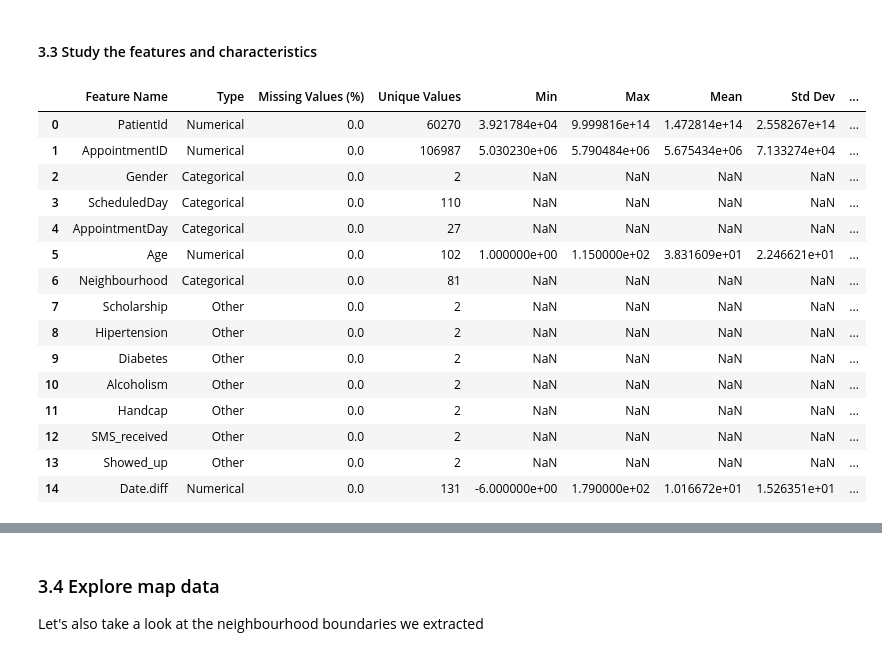
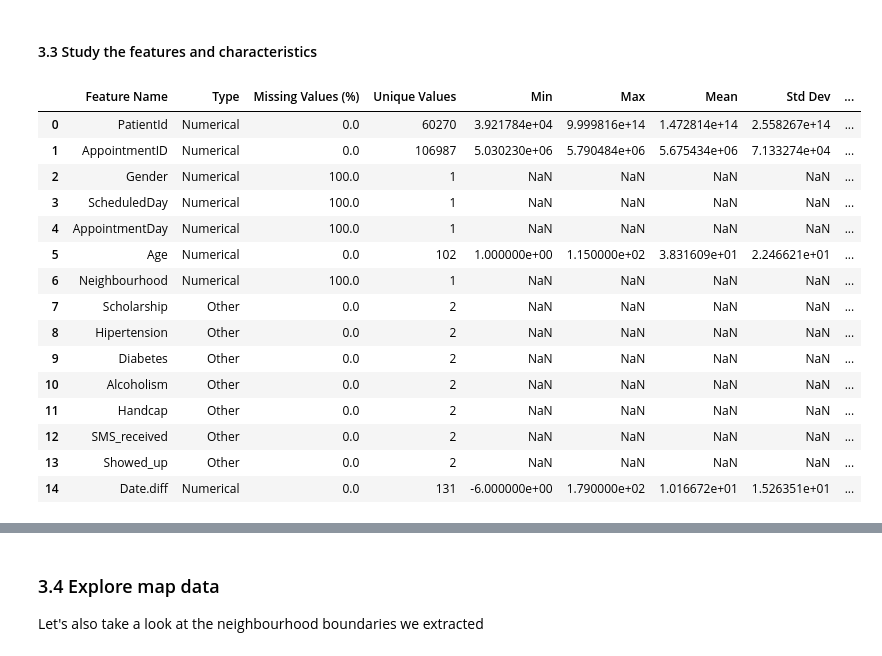
Before and after one commit to dragoselul/MAL1, a Jupyter notebook: Assignment-7/Copy_of_7_Final_Assignment.ipynb, the cells around one changed output, grey strips where cells are left out. Drawn from its saved outputs; the diff is of its cells as text; code cells hidden in the pictures.

```diff
--- a/Assignment-7/Copy_of_7_Final_Assignment.ipynb
+++ b/Assignment-7/Copy_of_7_Final_Assignment.ipynb
@@ -161,6 +161,10 @@ with open('google_collab/vitoria_neighbourhoods_geodata.json', 'r', encoding='ut
 # %% [markdown]
 #### 3.3 Study the features and characteristics
 # %%
+# Remove '-' from dataset:
+df_appointments_cleaned = df_appointments.replace('-', 0).apply(pd.to_numeric, errors='coerce')
+df_neighbourhoods_cleaned = df_neighbourhoods.replace('-', 0).apply(pd.to_numeric, errors='coerce')
+
 def study_features(df):
     feature_summary = []
     for column in df.columns:
@@ -183,40 +187,40 @@ def study_features(df):
         }
 
         # Add numeric details if applicable
         if feature_type == "Numerical":
             feature_info.update({
                 "Min": df[column].min(),
                 "Max": df[column].max(),
                 "Mean": df[column].mean(),
                 "Std Dev": df[column].std(),
             })
 
             # Check for outliers using IQR
             q1 = df[column].quantile(0.25)
             q3 = df[column].quantile(0.75)
             iqr = q3 - q1
             outliers = df[(df[column] < (q1 - 1.5 * iqr)) | (df[column] > (q3 + 1.5 * iqr))]
             feature_info["Outliers (Count)"] = len(outliers)
 
         feature_summary.append(feature_info)
 
     return pd.DataFrame(feature_summary)
 
 # Analyze the datasets
-healthcare_feature_summary = study_features(df_appointments)
+healthcare_feature_summary = study_features(df_appointments_cleaned)
 display(healthcare_feature_summary)
 
-neighbourhoods_feature_summary = study_features(df_neighbourhoods)
+neighbourhoods_feature_summary = study_features(df_neighbourhoods_cleaned)
 display(neighbourhoods_feature_summary)
 # %% [output]
 |  | Feature Name | Type | Missing Values (%) | Unique Values | Min | Max | Mean | Std Dev | ... |
 | 0 | PatientId | Numerical | 0.0 | 60270 | 3.921784e+04 | 9.999816e+14 | 1.472814e+14 | 2.558267e+14 | ... |
 | 1 | AppointmentID | Numerical | 0.0 | 106987 | 5.030230e+06 | 5.790484e+06 | 5.675434e+06 | 7.133274e+04 | ... |
-| 2 | Gender | Categorical | 0.0 | 2 | NaN | NaN | NaN | NaN | ... |
-| 3 | ScheduledDay | Categorical | 0.0 | 110 | NaN | NaN | NaN | NaN | ... |
-| 4 | AppointmentDay | Categorical | 0.0 | 27 | NaN | NaN | NaN | NaN | ... |
+| 2 | Gender | Numerical | 100.0 | 1 | NaN | NaN | NaN | NaN | ... |
+| 3 | ScheduledDay | Numerical | 100.0 | 1 | NaN | NaN | NaN | NaN | ... |
+| 4 | AppointmentDay | Numerical | 100.0 | 1 | NaN | NaN | NaN | NaN | ... |
 | 5 | Age | Numerical | 0.0 | 102 | 1.000000e+00 | 1.150000e+02 | 3.831609e+01 | 2.246621e+01 | ... |
-| 6 | Neighbourhood | Categorical | 0.0 | 81 | NaN | NaN | NaN | NaN | ... |
+| 6 | Neighbourhood | Numerical | 100.0 | 1 | NaN | NaN | NaN | NaN | ... |
 | 7 | Scholarship | Other | 0.0 | 2 | NaN | NaN | NaN | NaN | ... |
 | 8 | Hipertension | Other | 0.0 | 2 | NaN | NaN | NaN | NaN | ... |
 | 9 | Diabetes | Other | 0.0 | 2 | NaN | NaN | NaN | NaN | ... |
```
Also changed, not shown: parts of 1 cell of this notebook.
